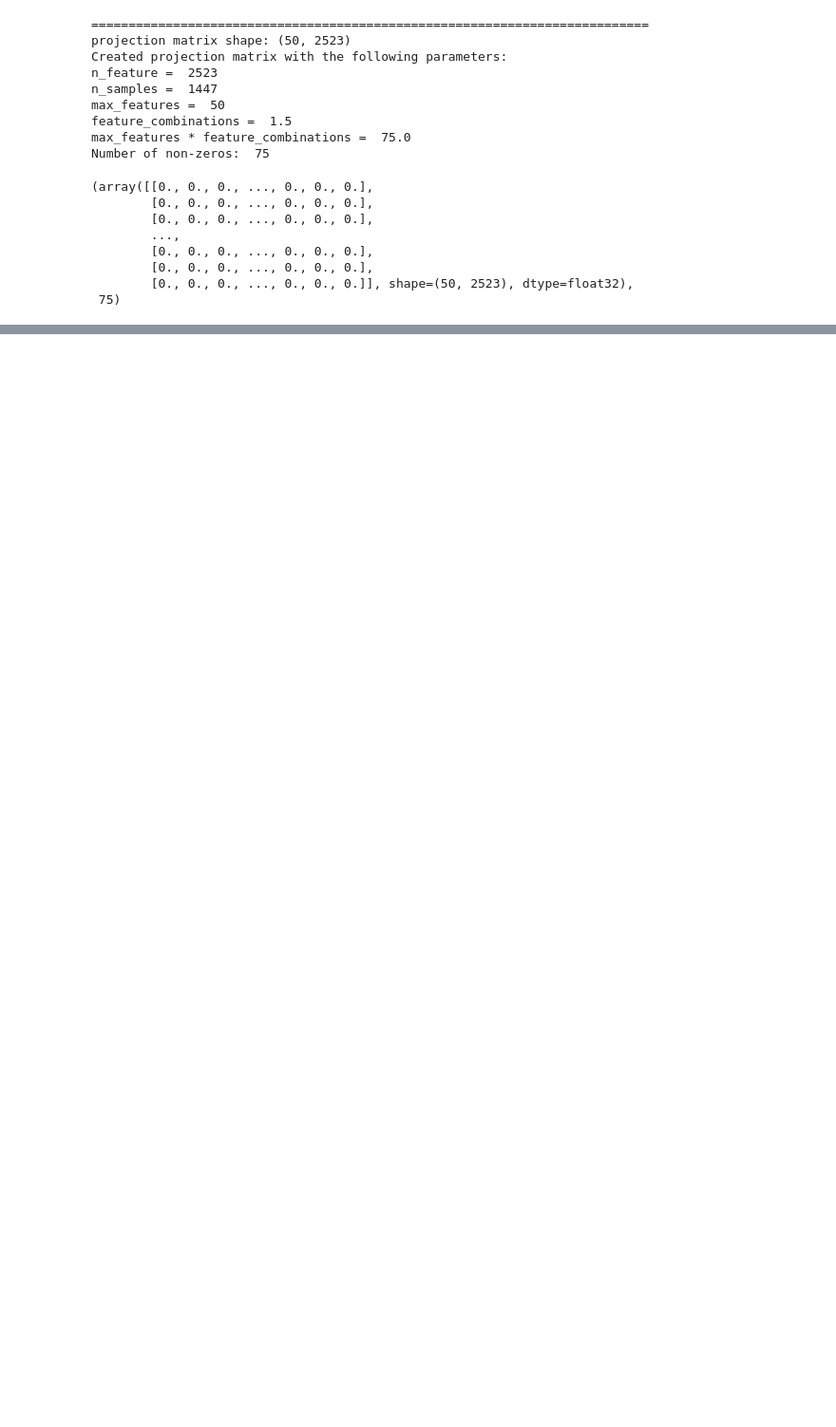
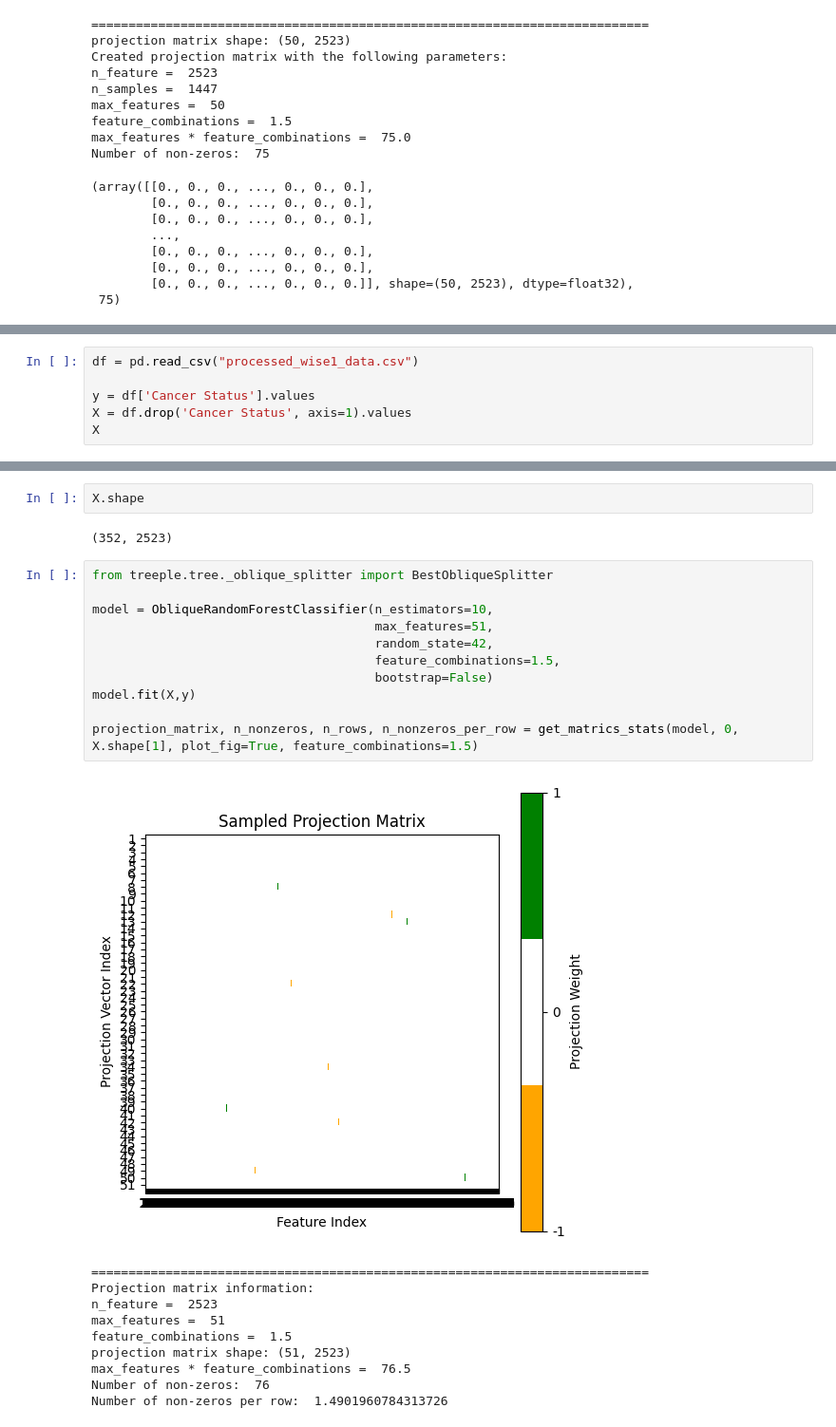
Before and after one commit to ClarkXu0625/treeple, a Jupyter notebook: clark/plot_projection.ipynb, the cells around one changed output, grey strips where cells are left out. Shown at 95% size. Saved outputs shown, nothing was run; the diff lists cells and outputs as text; blank space fills up the shorter version.

Commit message:
print tree

```diff
--- a/clark/plot_projection.ipynb
+++ b/clark/plot_projection.ipynb
@@ -539,0 +550,6 @@ Number of non-zeros:  75
+# %%
+df = pd.read_csv("processed_wise1_data.csv")
+
+y = df['Cancer Status'].values
+X = df.drop('Cancer Status', axis=1).values
+X
@@ -539,0 +571,26 @@ Number of non-zeros:  75
+# %%
+X.shape
+# %% [output]
+(352, 2523)
+# %%
+from treeple.tree._oblique_splitter import BestObliqueSplitter
+
+model = ObliqueRandomForestClassifier(n_estimators=10,
+                                      max_features=51,
+                                      random_state=42,
+                                      feature_combinations=1.5,
+                                      bootstrap=False)
+model.fit(X,y)
+
+projection_matrix, n_nonzeros, n_rows, n_nonzeros_per_row = get_matrics_stats(model, 0, X.shape[1], plot_fig=True, feature_combinations=1.5)
+# %% [output]
+[figure, added]
+===========================================================================
+Projection matrix information:
+n_feature =  2523
+max_features =  51
+feature_combinations =  1.5
+projection matrix shape: (51, 2523)
+max_features * feature_combinations =  76.5
+Number of non-zeros:  76
+Number of non-zeros per row:  1.4901960784313726
```
Also changed, not shown: parts of 18 cells of this notebook.
